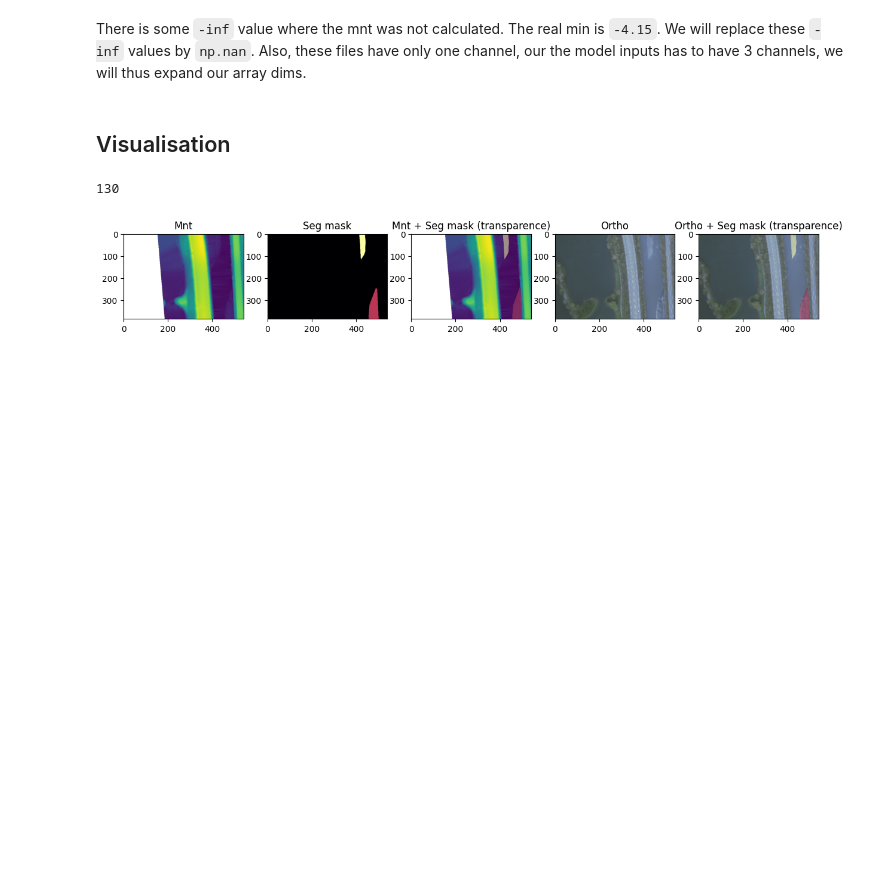
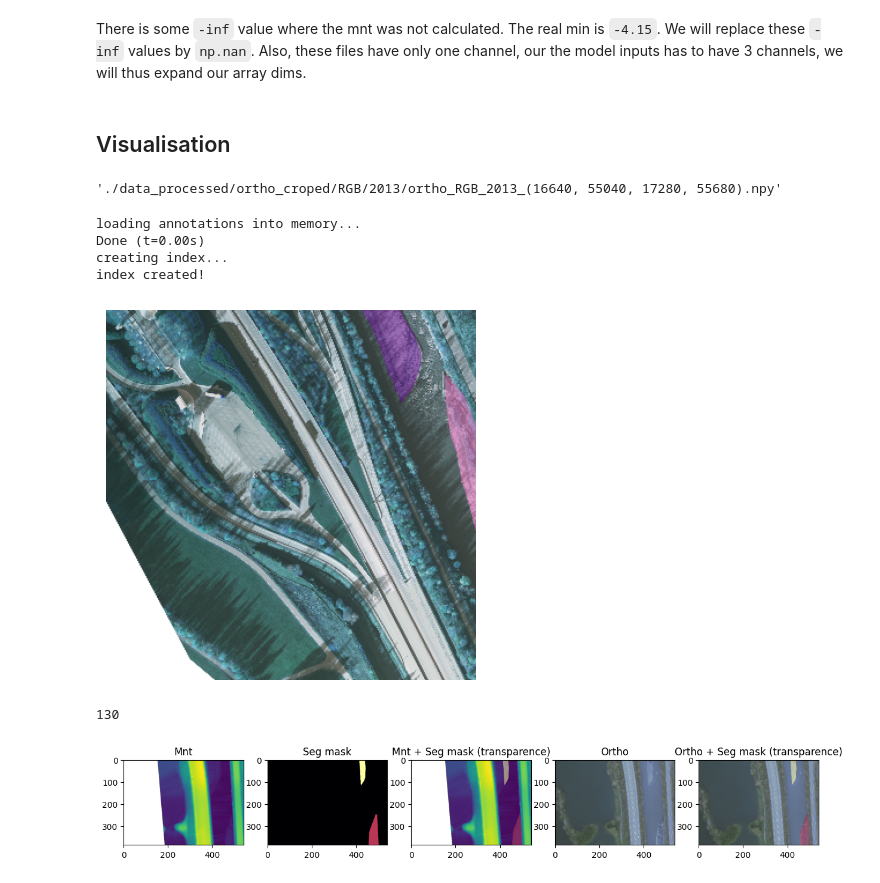
Before and after one commit to ThomasDenoirjean/pebble_beds_instance_segmentation, a Jupyter notebook: pebble_bed_instance_segmentation_data_processing.ipynb, the cells around one changed output. Cells and saved outputs as stored; diff of their text form; code cells hidden in the pictures; blank space fills up the shorter version.

Commit message:
created script to generate annotations_coco.json

```diff
--- a/pebble_bed_instance_segmentation_data_processing.ipynb
+++ b/pebble_bed_instance_segmentation_data_processing.ipynb
@@ -451,0 +474,33 @@ for mnt in mnt_crop_list:
+# %%
+images[0]['file_name']
+# %% [output]
+'./data_processed/ortho_croped/RGB/2013/ortho_RGB_2013_(16640, 55040, 17280, 55680).npy'
+# %%
+from pycocotools.coco import COCO
+import matplotlib.pyplot as plt
+import cv2
+
+# Charger le JSON COCO
+coco = COCO("annotations_coco.json")
+
+img = np.load(images[5]['file_name'])
+
+# Charger une image
+img = cv2.cvtColor(img, cv2.COLOR_BGR2RGB)  # Pour matplotlib
+
+# Récupérer les annotations pour cette image
+img_id = 6  # ID de l'image
+ann_ids = coco.getAnnIds(imgIds=img_id)
+anns = coco.loadAnns(ann_ids)
+
+# Afficher l'image avec les segmentations
+plt.imshow(img)
+coco.showAnns(anns)
+plt.axis('off')
+plt.show()
+# %% [output]
+loading annotations into memory...
+Done (t=0.00s)
+creating index...
+index created!
+[figure, added]
```
Also changed, not shown: parts of 8 cells of this notebook, 1 other file.
